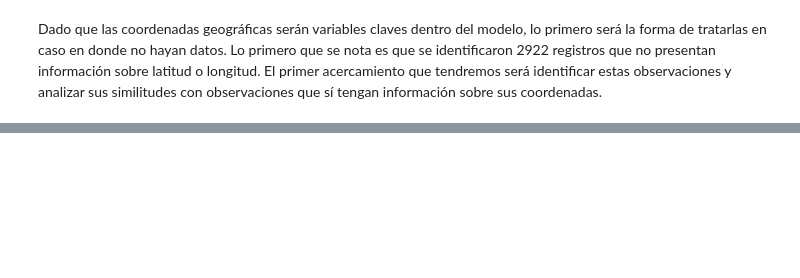
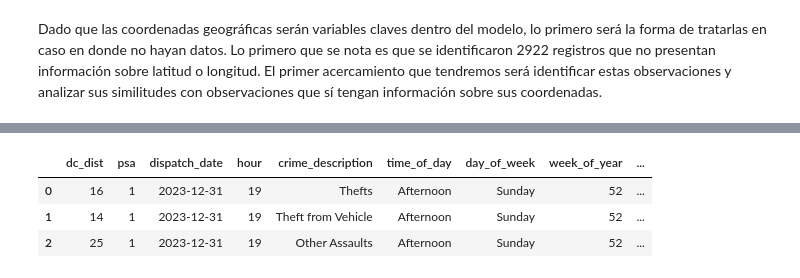
Before and after one commit to dnunez29/Trabajo-Final-Graduacion, a Jupyter notebook: Scripts/TFM_DanielNunezVargas.ipynb, the cells around one changed output, grey strips where cells are left out. Cells and saved outputs as stored; diff of their text form; code cells hidden in the pictures; blank space fills up the shorter version.

```diff
--- a/Scripts/TFM_DanielNunezVargas.ipynb
+++ b/Scripts/TFM_DanielNunezVargas.ipynb
@@ -226,0 +242,4 @@ df_join = df_psa_nan.merge(
+# %%
+df_train = gdf[gdf['dispatch_date'] < '2025-02-01']
+df_val = gdf[(gdf['dispatch_date'] >= '2025-02-01') & (gdf['dispatch_date'] < '2025-05-01')]
+df_test = gdf[gdf['dispatch_date'] >= '2025-05-01']
@@ -226,0 +281,2 @@ df_join = df_psa_nan.merge(
+# %%
+df_train = df_train.copy()
@@ -226,0 +394,11 @@ df_join = df_psa_nan.merge(
+# %%
+gdf = df_train.to_crs(epsg=4326)
+# %%
+# Se lee archivo
+zcta = gpd.read_file("../Input/ZIP/tl_2020_us_zcta520.shp").to_crs(epsg=5070) # https://www.census.gov/cgi-bin/geo/shapefiles/index.php?year=2024&layergroup=ZIP+Code+Tabulation+Areas
+# Se renombra la variable que contiene la geometría asociado al ZCTA
+zcta = zcta[['ZCTA5CE20', 'geometry']]
+# Ahora se calcula el área para cada polígono. Se divide entre este número para tener el dato en millas cuadradas
+zcta['area_mile2'] = zcta.geometry.area/ 2_589_988.110336
+# Se convierte la pasada geometria a coordinadas lat/lon
+zcta_lat_lon = zcta.to_crs(epsg=4326)
@@ -226,0 +409,37 @@ df_join = df_psa_nan.merge(
+# %%
+# Se procede con un JOIN espacial
+gdf_joined = gpd.sjoin(gdf, zcta_lat_lon, how="left", predicate='within')
+# Luego se hace un join por aparte para extraer la geometria de los poligonos de los ZCTA
+gdf_with_zcta_geom = gdf_joined.merge(
+    zcta_lat_lon[['ZCTA5CE20', 'geometry']],
+    on='ZCTA5CE20',
+    how='left',
+    suffixes=('_point', '_zcta')
+)
+
+# Se procede a hacer un merge para tener ambas geometrías
+gdf_with_zcta_geom = gdf_joined.merge(
+    zcta_lat_lon[['ZCTA5CE20', 'geometry']],
+    on='ZCTA5CE20',
+    how='left',
+    suffixes=('_point', '_zcta')
+)
+
+# Se elimina la geometría original de los crímenes (Esto porque un objeto GeoDatafram solo puede tener una geometría)
+gdf_with_zcta_geom = gdf_with_zcta_geom.drop('geometry_point', axis=1)
+gdf_with_zcta_geom = gdf_with_zcta_geom.rename(columns={'geometry_zcta': 'geometry'})
+
+# Se convierte en un objeto GeoDataframe nuevamente
+gdf = gpd.GeoDataFrame(gdf_with_zcta_geom, geometry='geometry')
+
+# Se renombra por simplicidad
+gdf = gdf.rename(columns={'ZCTA5CE20': 'ZCTA'})
+# Se eliminan las columnas que no serán de utilidad
+gdf = gdf.drop(['index_right', 'crime_code', 'grid_id', 'location_block_normalized'], axis=1)
+
+gdf.head(3)
+# %% [output]
+|  | dc_dist | psa | dispatch_date | hour | crime_description | time_of_day | day_of_week | week_of_year | ... |
+| 0 | 16 | 1 | 2023-12-31 | 19 | Thefts | Afternoon | Sunday | 52 | ... |
+| 1 | 14 | 1 | 2023-12-31 | 19 | Theft from Vehicle | Afternoon | Sunday | 52 | ... |
+| 2 | 25 | 1 | 2023-12-31 | 19 | Other Assaults | Afternoon | Sunday | 52 | ... |
```
Also changed, not shown: parts of 109 cells of this notebook, 18 other files.
